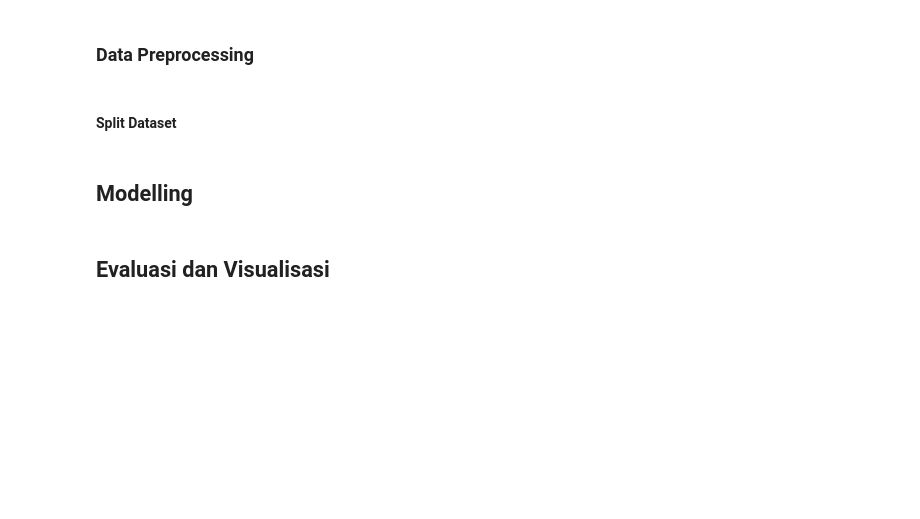
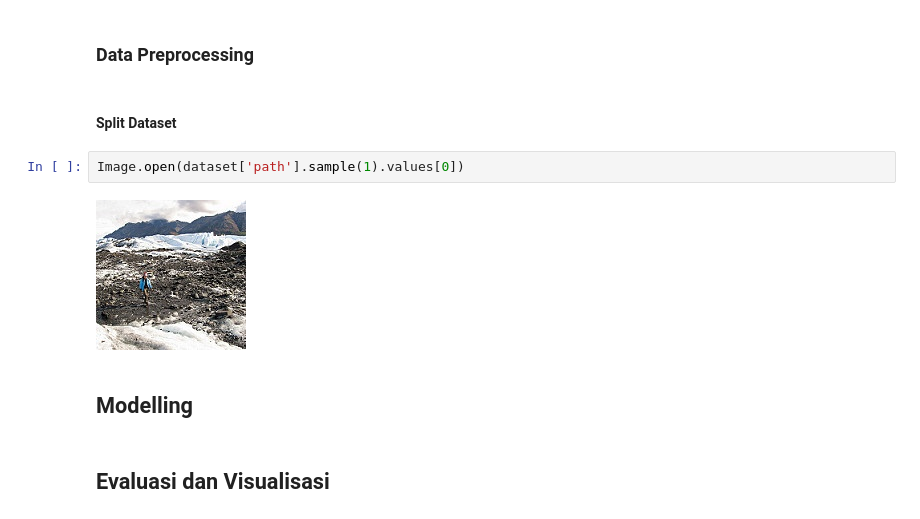
Before and after one commit to MHzNug/Project-Analisis-Data-Gambar, a Jupyter notebook: notebook.ipynb, the cells around one changed output. Saved outputs shown, nothing was run; the diff lists cells and outputs as text; blank space fills up the shorter version.

```diff
--- a/notebook.ipynb
+++ b/notebook.ipynb
@@ -20,6 +126,10 @@ import seaborn as sns
 ### Data Preprocessing
 # %% [markdown]
 #### Split Dataset
+# %%
+Image.open(dataset['path'].sample(1).values[0])
+# %% [output]
+[figure, added]
 # %% [markdown]
 ## Modelling
 # %% [markdown]
```
Also changed, not shown: parts of 4 cells of this notebook.
